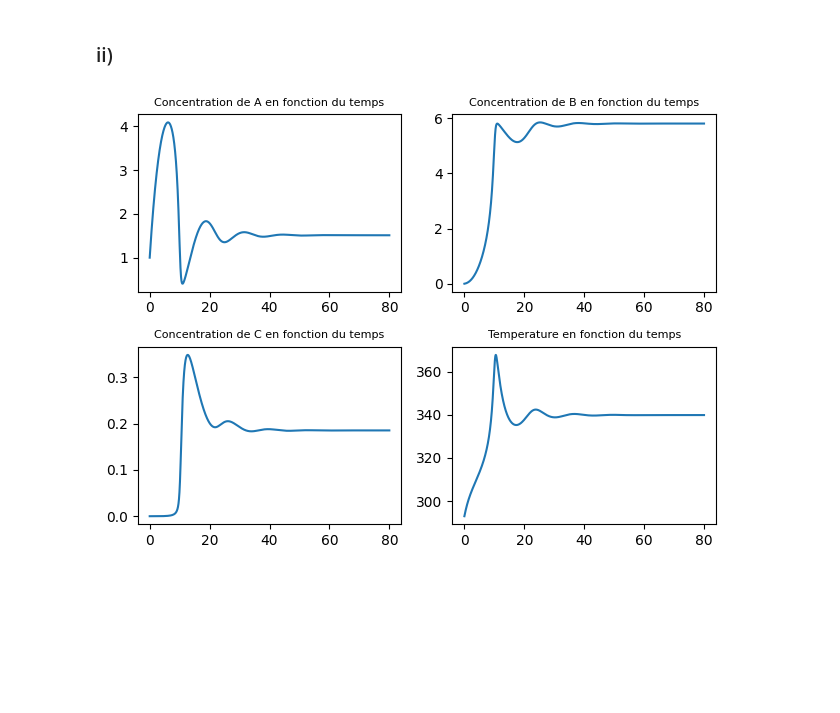
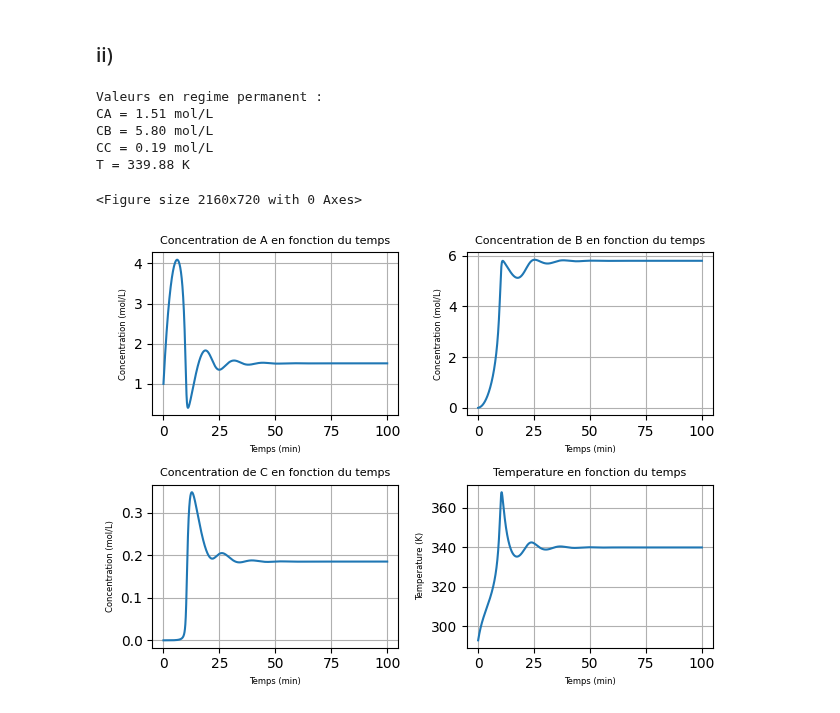
Before and after one commit to corallyyy/GCH2120, a Jupyter notebook: TD 3.ipynb, the cells around one changed output. Cells and saved outputs as stored; diff of their text form; code cells hidden in the pictures; blank space fills up the shorter version.

```diff
--- a/TD 3.ipynb
+++ b/TD 3.ipynb
@@ -30,33 +30,61 @@ def bilans(t, x, p, u):
 
 #Conditions initiales
 x0 = [1, 0, 0, 293]
 p = [10.0, 7.5, 293, 60, -71.9, 33.1, 4.18, 85, 313, 1.0]
-t_sim = [0, 80]
+t_sim = [0, 100] #en min
 u0 = []
 
 sim = solve_ivp(bilans, t_sim, x0, method = 'RK45', args = (p, u0), max_step = 0.01)
 
+CA, CB, CC, T = sim.y
+
+#Valeurs en regime permanent
+print('Valeurs en regime permanent :')
+print(f'CA = {CA[-1]:.2f} mol/L')
+print(f'CB = {CB[-1]:.2f} mol/L')
+print(f'CC = {CC[-1]:.2f} mol/L')
+print(f'T = {T[-1]:.2f} K')
+
 #Graphiques
+plt.figure(figsize=(18, 6), dpi=120)
 fig, axs = plt.subplots(nrows = 2, ncols =2)
-CA, CB, CC, T = sim.y
+
 
 #Graph1
 axs[0,0].plot(sim.t, CA)
 axs[0,0].set_title('Concentration de A en fonction du temps', fontsize = 8)
+axs[0,0].set_ylabel('Concentration (mol/L)', fontsize = 6)
+axs[0,0].set_xlabel('Temps (min)', fontsize = 6)
+axs[0,0].grid()
 
 #Graph2
 axs[0,1].plot(sim.t, CB)
 axs[0,1].set_title('Concentration de B en fonction du temps', fontsize = 8)
+axs[0,1].set_ylabel('Concentration (mol/L)', fontsize = 6)
+axs[0,1].set_xlabel('Temps (min)', fontsize = 6)
+axs[0,1].grid()
 
 #Graph3
 axs[1,0].plot(sim.t, CC)
 axs[1,0].set_title('Concentration de C en fonction du temps', fontsize = 8)
+axs[1,0].set_ylabel('Concentration (mol/L)', fontsize = 6)
+axs[1,0].set_xlabel('Temps (min)', fontsize = 6)
+axs[1,0].grid()
 
 #Graph4
 axs[1,1].plot(sim.t, T)
 axs[1,1].set_title('Temperature en fonction du temps', fontsize = 8)
+axs[1,1].set_ylabel('Temperature (K)', fontsize = 6)
+axs[1,1].set_xlabel('Temps (min)', fontsize = 6)
+axs[1,1].grid()
 
 plt.tight_layout()
 plt.show()
 # %% [output]
+Valeurs en regime permanent :
+CA = 1.51 mol/L
+CB = 5.80 mol/L
+CC = 0.19 mol/L
+T = 339.88 K
+<Figure size 2160x720 with 0 Axes>
-[figure, old version]
+[figure, new version]
```
Also changed, not shown: parts of 4 cells of this notebook.
